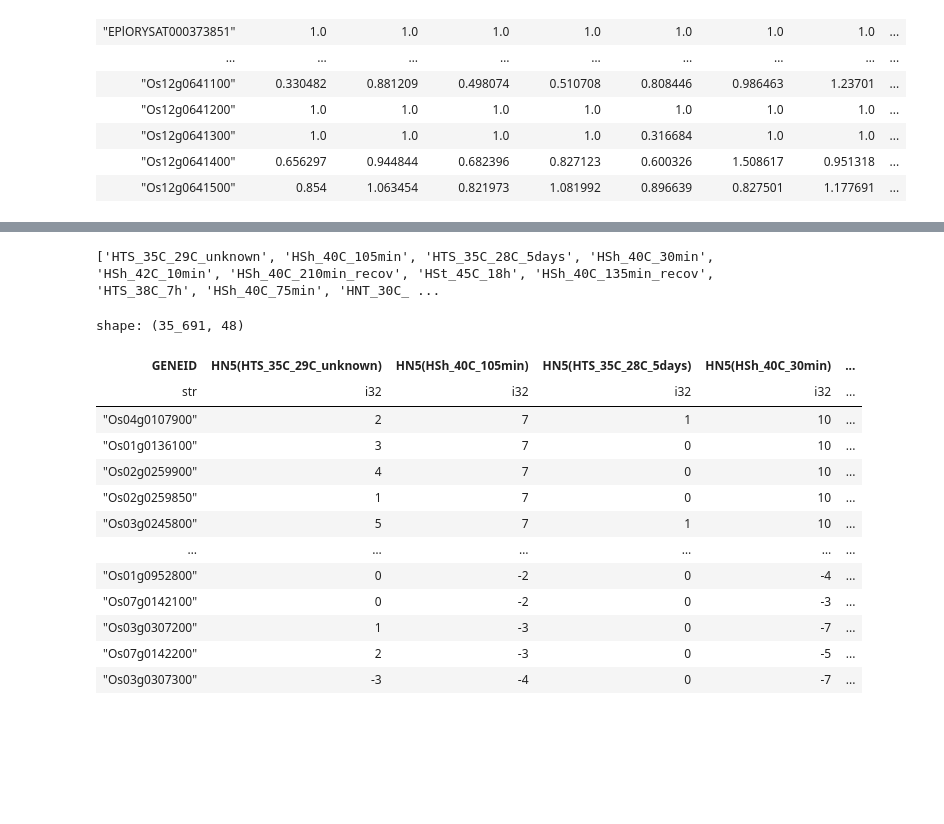
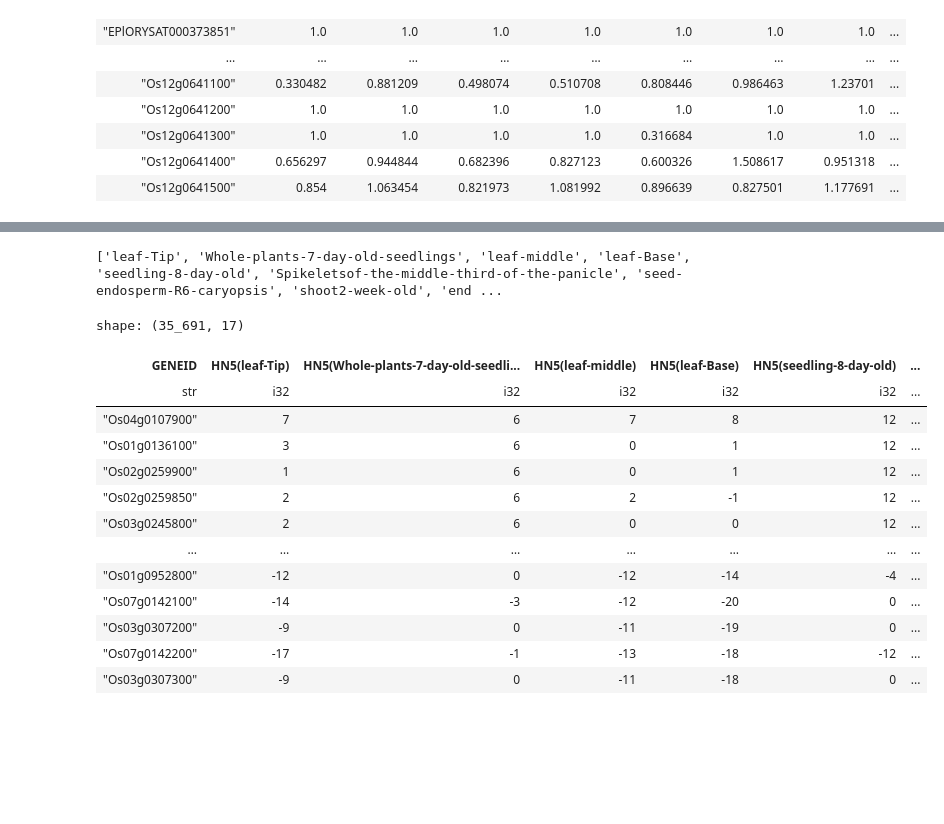
Before and after one commit to yonesora56/HS_rice_analysis, a Jupyter notebook: notebooks/06_HN-score_sample_count_rice.ipynb, the cells around one changed output, grey strips where cells are left out. Cells and saved outputs as stored; diff of their text form; code cells hidden in the pictures.

```diff
--- a/notebooks/06_HN-score_sample_count_rice.ipynb
+++ b/notebooks/06_HN-score_sample_count_rice.ipynb
@@ -70,7 +70,7 @@ shape: (35_691, 361)
 # %%
 rename_dict = dict(
     zip( # Select a value from the metadata columns that corresponds to the column name in the file containing the expression ratio, and store the corresponding sample name as a dictionary type.
-        metadata['Stress'], metadata['Simple stress condition'] # Example: If “SRR22741460” is found in the “Stress” column of the metadata, the corresponding sample is “”seed-endosperm-R6-caryopsis“” in the “Tissue” column.
+        metadata['Stress'], metadata['Tissue'] # Example: If “SRR22741460” is found in the “Stress” column of the metadata, the corresponding sample is “”seed-endosperm-R6-caryopsis“” in the “Tissue” column.
     )
 )
 
@@ -214,49 +214,49 @@ print(sample_names)
 HNscore_sample_count = final_count.with_columns([
     (
         pl.col(f'UP({sample})') - pl.col(f'DOWN({sample})')
     ).alias(
         f'HN{threshold}({sample})'
     )
     for sample in sample_names # sample_names is the list of sample names
 ])
 
 # select the columns that start with HN and end with the sample name
 HNscore_sample_count = HNscore_sample_count.select(
     ['GENEID'] +
     [col for col in HNscore_sample_count.columns if col.startswith(f'HN{threshold}(') and col.endswith(')')]
 ).with_columns( # すべてのサンプルのHNscoreを合計したHNscoreを算出
     pl.sum_horizontal([
         pl.col(col) for col in HNscore_sample_count.columns if col.startswith(f'HN{threshold}(') and col.endswith(')')
     ]).alias(f'HN{threshold}(all)')
 ).sort(
     by=[f'HN{threshold}(all)'],
     descending=True
 )
 
 # save the result to csv
 HNscore_sample_count.write_csv(
-    f'../Data/06_HNscore_sample/HNscore_rice_stress_condition_count_HN{threshold}.tsv',
+    f'../Data/06_HNscore_sample/HNscore_rice_sample_count_HN{threshold}.tsv',
     separator='\t'
 )
 
 print
 display(HNscore_sample_count)
 # %% [output]
-['HTS_35C_29C_unknown', 'HSh_40C_105min', 'HTS_35C_28C_5days', 'HSh_40C_30min', 'HSh_42C_10min', 'HSh_40C_210min_recov', 'HSt_45C_18h', 'HSh_40C_135min_recov', 'HTS_38C_7h', 'HSh_40C_75min', 'HNT_30C_ ...
+['leaf-Tip', 'Whole-plants-7-day-old-seedlings', 'leaf-middle', 'leaf-Base', 'seedling-8-day-old', 'Spikeletsof-the-middle-third-of-the-panicle', 'seed-endosperm-R6-caryopsis', 'shoot2-week-old', 'end ...
-shape: (35_691, 48)
+shape: (35_691, 17)
-| GENEID | HN5(HTS_35C_29C_unknown) | HN5(HSh_40C_105min) | HN5(HTS_35C_28C_5days) | HN5(HSh_40C_30min) | ... |
-| str | i32 | i32 | i32 | i32 | ... |
-| "Os04g0107900" | 2 | 7 | 1 | 10 | ... |
-| "Os01g0136100" | 3 | 7 | 0 | 10 | ... |
-| "Os02g0259900" | 4 | 7 | 0 | 10 | ... |
-| "Os02g0259850" | 1 | 7 | 0 | 10 | ... |
-| "Os03g0245800" | 5 | 7 | 1 | 10 | ... |
-| … | … | … | … | … | ... |
-| "Os01g0952800" | 0 | -2 | 0 | -4 | ... |
-| "Os07g0142100" | 0 | -2 | 0 | -3 | ... |
-| "Os03g0307200" | 1 | -3 | 0 | -7 | ... |
-| "Os07g0142200" | 2 | -3 | 0 | -5 | ... |
-| "Os03g0307300" | -3 | -4 | 0 | -7 | ... |
+| GENEID | HN5(leaf-Tip) | HN5(Whole-plants-7-day-old-seedli... | HN5(leaf-middle) | HN5(leaf-Base) | HN5(seedling-8-day-old) | ... |
+| str | i32 | i32 | i32 | i32 | i32 | ... |
+| "Os04g0107900" | 7 | 6 | 7 | 8 | 12 | ... |
+| "Os01g0136100" | 3 | 6 | 0 | 1 | 12 | ... |
+| "Os02g0259900" | 1 | 6 | 0 | 1 | 12 | ... |
+| "Os02g0259850" | 2 | 6 | 2 | -1 | 12 | ... |
+| "Os03g0245800" | 2 | 6 | 0 | 0 | 12 | ... |
+| … | … | … | … | … | … | ... |
+| "Os01g0952800" | -12 | 0 | -12 | -14 | -4 | ... |
+| "Os07g0142100" | -14 | -3 | -12 | -20 | 0 | ... |
+| "Os03g0307200" | -9 | 0 | -11 | -19 | 0 | ... |
+| "Os07g0142200" | -17 | -1 | -13 | -18 | -12 | ... |
+| "Os03g0307300" | -9 | 0 | -11 | -18 | 0 | ... |
 # %% [markdown]
 &nbsp;
 
```
Also changed, not shown: parts of 8 cells of this notebook, 2 other files.
